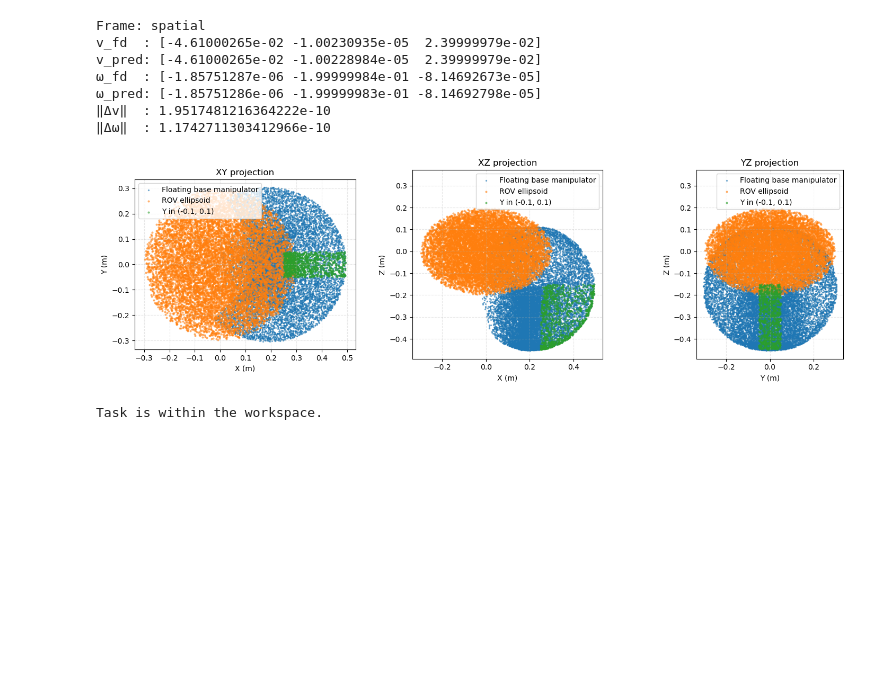
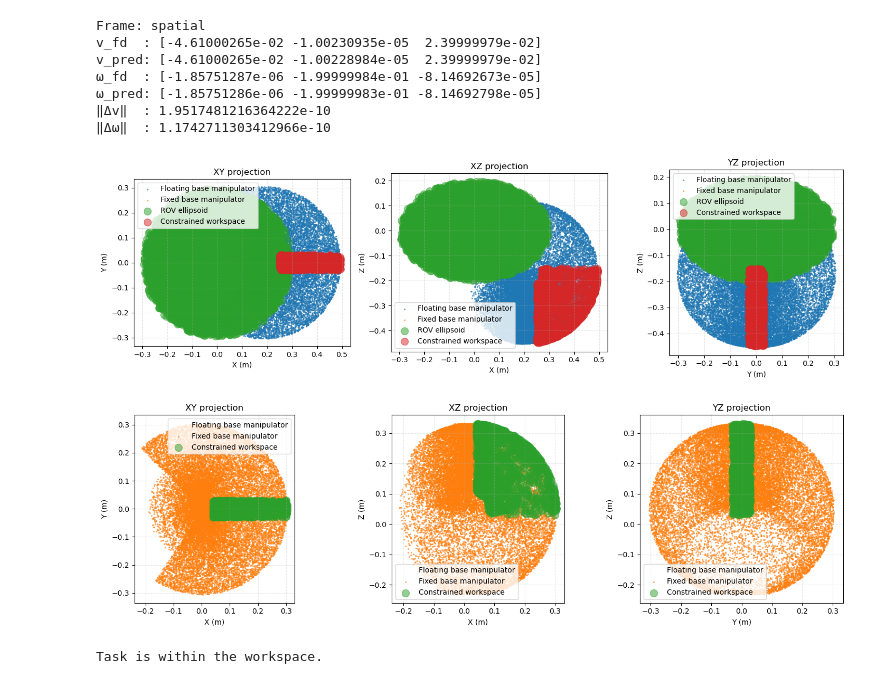
Before and after one commit to edxmorgan/floating-KinDyn, a Jupyter notebook: usage/robot_kinematics.ipynb, the cells around one changed output. Drawn from its saved outputs; the diff is of its cells as text; code cells hidden in the pictures; blank space fills up the shorter version.

Commit message:
constrained workspace analysis

```diff
--- a/usage/robot_kinematics.ipynb
+++ b/usage/robot_kinematics.ipynb
@@ -161,3 +157,21 @@ band_points = workspace_points[mask]
+# %%
+workspace_mask = np.logical_and.reduce([
+        workspace_wrt_vehicle_base[:, 0] > 0.25,
+        workspace_wrt_vehicle_base[:, 1] > -0.03,
+        workspace_wrt_vehicle_base[:, 1] < 0.03,
+        workspace_wrt_vehicle_base[:, 2] < -0.15,
+    ])
+
+constrained_workspace_wrt_vehicle_base = workspace_wrt_vehicle_base[workspace_mask]
+
+workspace_mask = np.logical_and.reduce([
+        workspace_wrt_arm_base[:, 0] > 0.04,
+        workspace_wrt_arm_base[:, 1] > -0.03,
+        workspace_wrt_arm_base[:, 1] < 0.03,
+        workspace_wrt_arm_base[:, 2] > 0.03,
+    ])
+
+constrained_workspace_wrt_arm_base = workspace_wrt_arm_base[workspace_mask]
 # %%
 # -------------------- Sampling --------------------
 def generate_rov_ellipsoid(a=0.5, b=0.3, c=0.2, num_points=10_000, center=(0,0,0), R=None, rng=None):
@@ -241,40 +255,54 @@ def plot_workspace_2d(
                 ax.hexbin(pex[:, i], pex[:, j], gridsize=gridsize, mincnt=1, alpha=0.3)
         else:
             ax.scatter(Pfb[:, i], Pfb[:, j], s=s_fb, alpha=0.5, label='Floating base manipulator')
-            # ax.scatter(Pfx[:, i], Pfx[:, j], s=s_fx, alpha=0.5, label='Fixed base manipulator')
+            ax.scatter(Pfx[:, i], Pfx[:, j], s=s_fx, alpha=0.5, label='Fixed base manipulator')
 
             for idx, pex in enumerate(Pex_list):
                 if extra_labels is not None and idx < len(extra_labels):
                     label = extra_labels[idx]
                 else:
                     label = f'Extra {idx+1}'
                 ax.scatter(pex[:, i], pex[:, j], s=s_extra, alpha=0.5, label=label)
 
         ax.set_xlabel(f'{ax0} (m)')
         ax.set_ylabel(f'{ax1} (m)')
         ax.set_xlim(mins2[0], maxs2[0])
         ax.set_ylim(mins2[1], maxs2[1])
         ax.set_aspect('equal', 'box')
         ax.grid(True, linestyle='--', alpha=0.3)
         ax.set_title(f'{ax0}{ax1} projection')
 
         if not use_hexbin:
             ax.legend(loc='best')
 
     plt.tight_layout()
     plt.show()
 
 
 floating_base_ellipsoid_clpts = generate_rov_ellipsoid(a=0.3, b=0.3, c=0.2, num_points=10000)
 # Plot
+empty = np.empty((0, 3))
 plot_workspace_2d(
-    positions_fb,
-    positions_fx,
-    extra_pts=[floating_base_ellipsoid_clpts, band_points],
-    extra_labels=['ROV ellipsoid', 'Y in (-0.1, 0.1)'],
-    s_extra=4,
+    workspace_wrt_vehicle_base,
+    empty,
+    extra_pts=[floating_base_ellipsoid_clpts, constrained_workspace_wrt_vehicle_base],
+    extra_labels=['ROV ellipsoid', 'Constrained workspace'],
+    s_extra=100,
 )
+
+
+# Plot
+plot_workspace_2d(
+    empty,
+    workspace_wrt_arm_base,
+    extra_pts=[constrained_workspace_wrt_arm_base],
+    extra_labels=['Constrained workspace'],
+    s_fb=0,                             # no points
+    s_fx=2,
+    s_extra=100,
+)
 # %% [output]
-[figure, old version]
+[figure, new version]
+[figure, added]
 # %%
 # Precompute convex hull from your workspace points (positions_fb: (N x 3) array)
```
Also changed, not shown: parts of 4 cells of this notebook, 1 other file.
